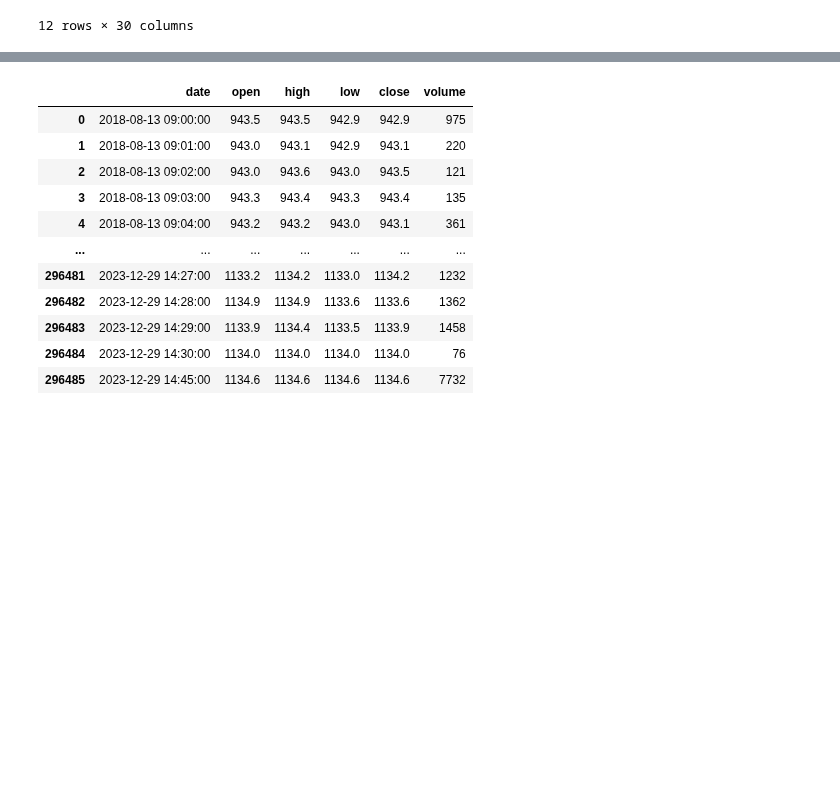
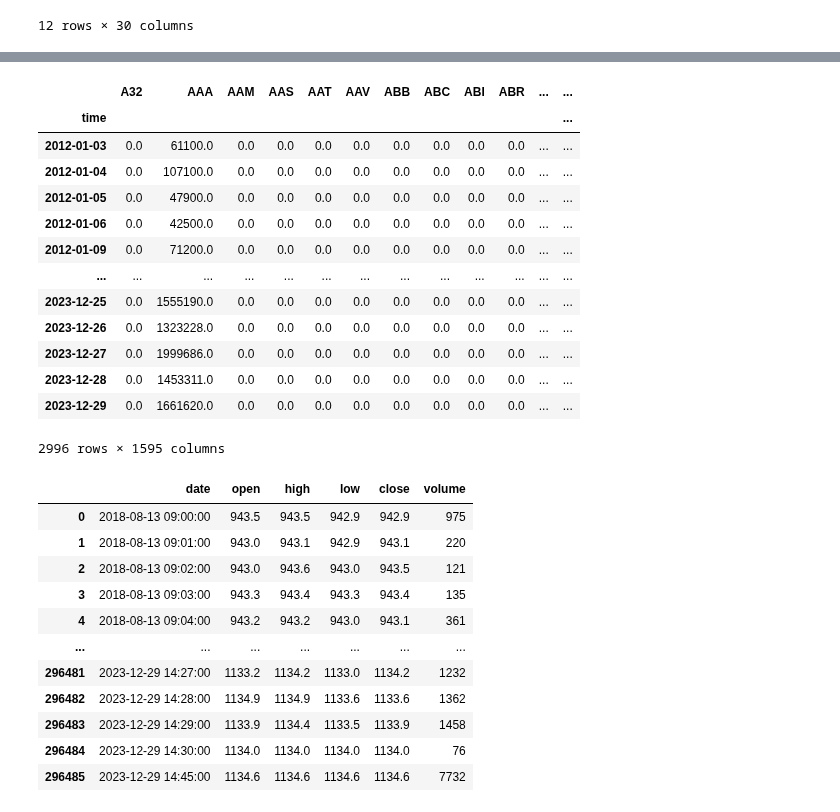
Before and after one commit to trungchien171/vn_backtester, a Jupyter notebook: calculation.ipynb, the cells around one changed output, grey strips where cells are left out. Cells and saved outputs as stored; diff of their text form; code cells hidden in the pictures; blank space fills up the shorter version.

```diff
--- a/calculation.ipynb
+++ b/calculation.ipynb
@@ -52,0 +95,8 @@ top_30_tickers_df
+# %%
+volume.index = pd.to_datetime(volume.index)
+
+volume['Year'] = volume.index.year
+yearly_sum = volume.groupby('Year').sum()
+top100_tickers = yearly_sum.apply(lambda x: x.nlargest(100).index.tolist(), axis=1)
+top100_tickers_df = pd.DataFrame(top100_tickers.tolist(), index=top100_tickers.index, columns=[f'top_{i+1}' for i in range(100)])
+top100_tickers_df
@@ -53,3 +119,27 @@ top_30_tickers_df
+# %%
+volume_top100 = volume.copy()
+
+for year in top100_tickers_df.index:
+    tickers_for_year = top100_tickers_df.loc[year].dropna().values.tolist()
+    tickers_not_in_top100 = [ticker for ticker in volume.columns if ticker not in tickers_for_year]
+    volume_top100.loc[volume.index.year == year, tickers_not_in_top100] = 0
+
+volume_top100
+# %% [output]
+|  | A32 | AAA | AAM | AAS | AAT | AAV | ABB | ABC | ABI | ABR | ... | ... |
+| time |  |  |  |  |  |  |  |  |  |  |  | ... |
+| 2012-01-03 | 0.0 | 61100.0 | 0.0 | 0.0 | 0.0 | 0.0 | 0.0 | 0.0 | 0.0 | 0.0 | ... | ... |
+| 2012-01-04 | 0.0 | 107100.0 | 0.0 | 0.0 | 0.0 | 0.0 | 0.0 | 0.0 | 0.0 | 0.0 | ... | ... |
+| 2012-01-05 | 0.0 | 47900.0 | 0.0 | 0.0 | 0.0 | 0.0 | 0.0 | 0.0 | 0.0 | 0.0 | ... | ... |
+| 2012-01-06 | 0.0 | 42500.0 | 0.0 | 0.0 | 0.0 | 0.0 | 0.0 | 0.0 | 0.0 | 0.0 | ... | ... |
+| 2012-01-09 | 0.0 | 71200.0 | 0.0 | 0.0 | 0.0 | 0.0 | 0.0 | 0.0 | 0.0 | 0.0 | ... | ... |
+| ... | ... | ... | ... | ... | ... | ... | ... | ... | ... | ... | ... | ... |
+| 2023-12-25 | 0.0 | 1555190.0 | 0.0 | 0.0 | 0.0 | 0.0 | 0.0 | 0.0 | 0.0 | 0.0 | ... | ... |
+| 2023-12-26 | 0.0 | 1323228.0 | 0.0 | 0.0 | 0.0 | 0.0 | 0.0 | 0.0 | 0.0 | 0.0 | ... | ... |
+| 2023-12-27 | 0.0 | 1999686.0 | 0.0 | 0.0 | 0.0 | 0.0 | 0.0 | 0.0 | 0.0 | 0.0 | ... | ... |
+| 2023-12-28 | 0.0 | 1453311.0 | 0.0 | 0.0 | 0.0 | 0.0 | 0.0 | 0.0 | 0.0 | 0.0 | ... | ... |
+| 2023-12-29 | 0.0 | 1661620.0 | 0.0 | 0.0 | 0.0 | 0.0 | 0.0 | 0.0 | 0.0 | 0.0 | ... | ... |
+2996 rows × 1595 columns
 # %%
 price = (high + low + close)/3
 vwap = (price * volume).cumsum() / volume.cumsum()
```
Also changed, not shown: parts of 4 cells of this notebook.
